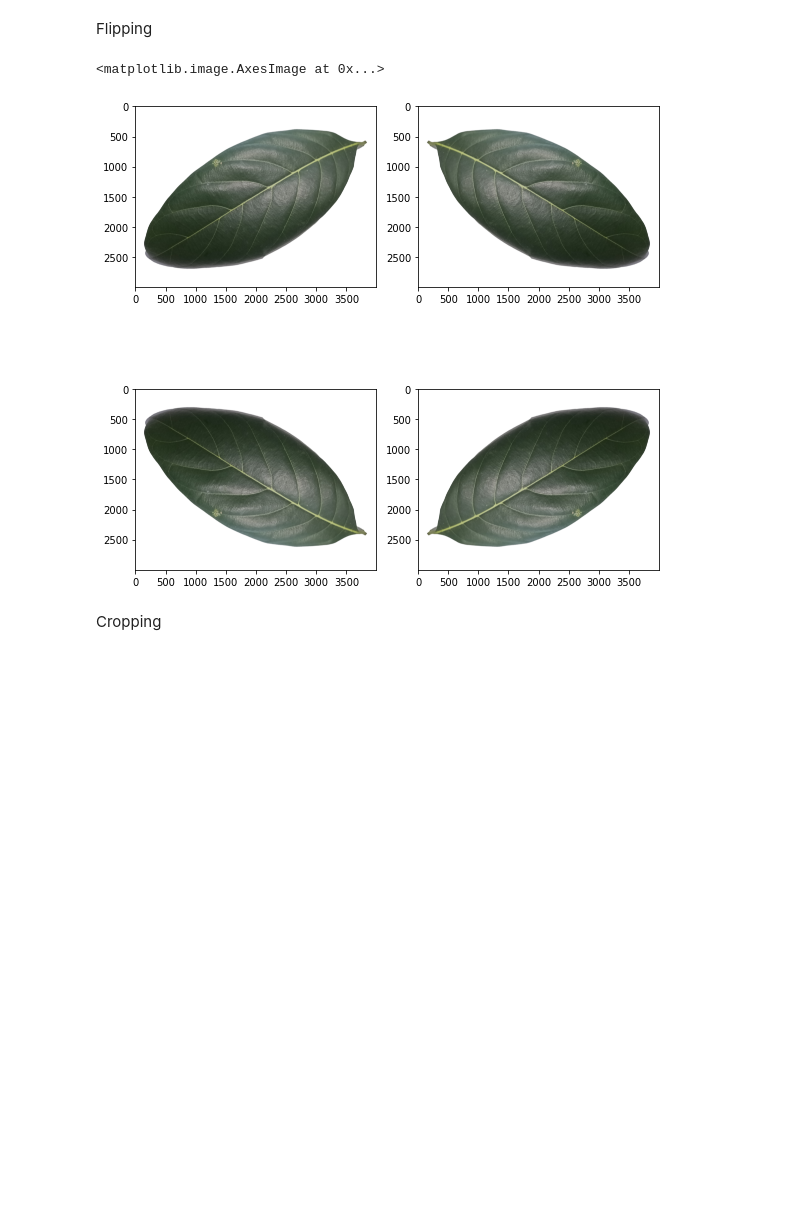
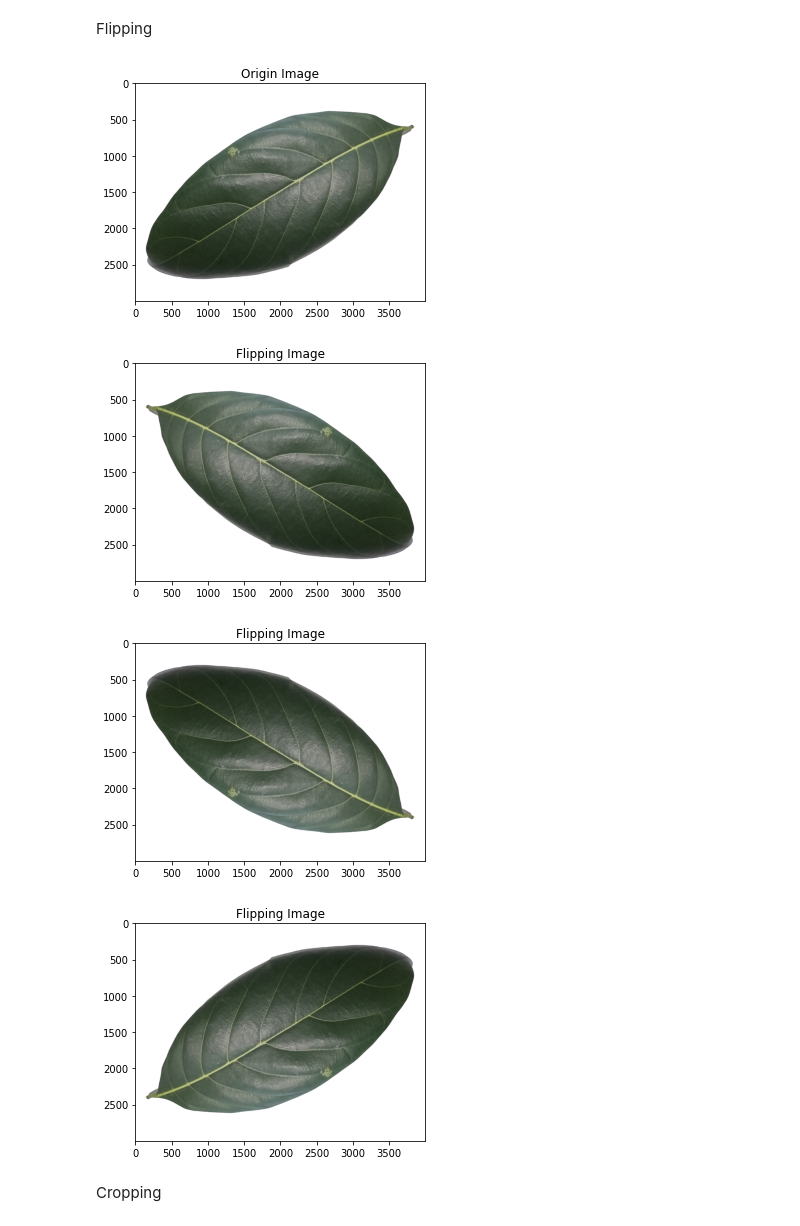
Before and after one commit to medinaks/computer_vision, a Jupyter notebook: image_fundamental/if_basic_command.ipynb, the cells around one changed output. Saved outputs shown, nothing was run; the diff lists cells and outputs as text; code cells hidden in the pictures; blank space fills up the shorter version.

```diff
--- a/image_fundamental/if_basic_command.ipynb
+++ b/image_fundamental/if_basic_command.ipynb
@@ -65,19 +79,16 @@ print(resized_image.shape)
 # %% [markdown]
 Flipping
-# %%
-
-fig, axes = plt.subplots(2, 2, figsize = (8, 8))
-
-fig.tight_layout()
-
-axes = axes.ravel()
-axes[0].imshow(image)
-axes[1].imshow(image[:, ::-1, :])
-axes[2].imshow(image[::-1, :, :])
-axes[3].imshow(image[::-1, ::-1, :])
-# %% [output]
-<matplotlib.image.AxesImage at 0x...>
-[figure, removed]
+# %%
+
+plt_imshow("Origin Image", image)
+plt_imshow("Flipping Image", image[:, ::-1, :])
+plt_imshow("Flipping Image", image[::-1, :, :])
+plt_imshow("Flipping Image", image[::-1, ::-1, :])
+# %% [output]
+[figure, added]
+[figure, added]
+[figure, added]
+[figure, added]
 # %% [markdown]
 Cropping
 # %%
```
Also changed, not shown: parts of 14 cells of this notebook.
